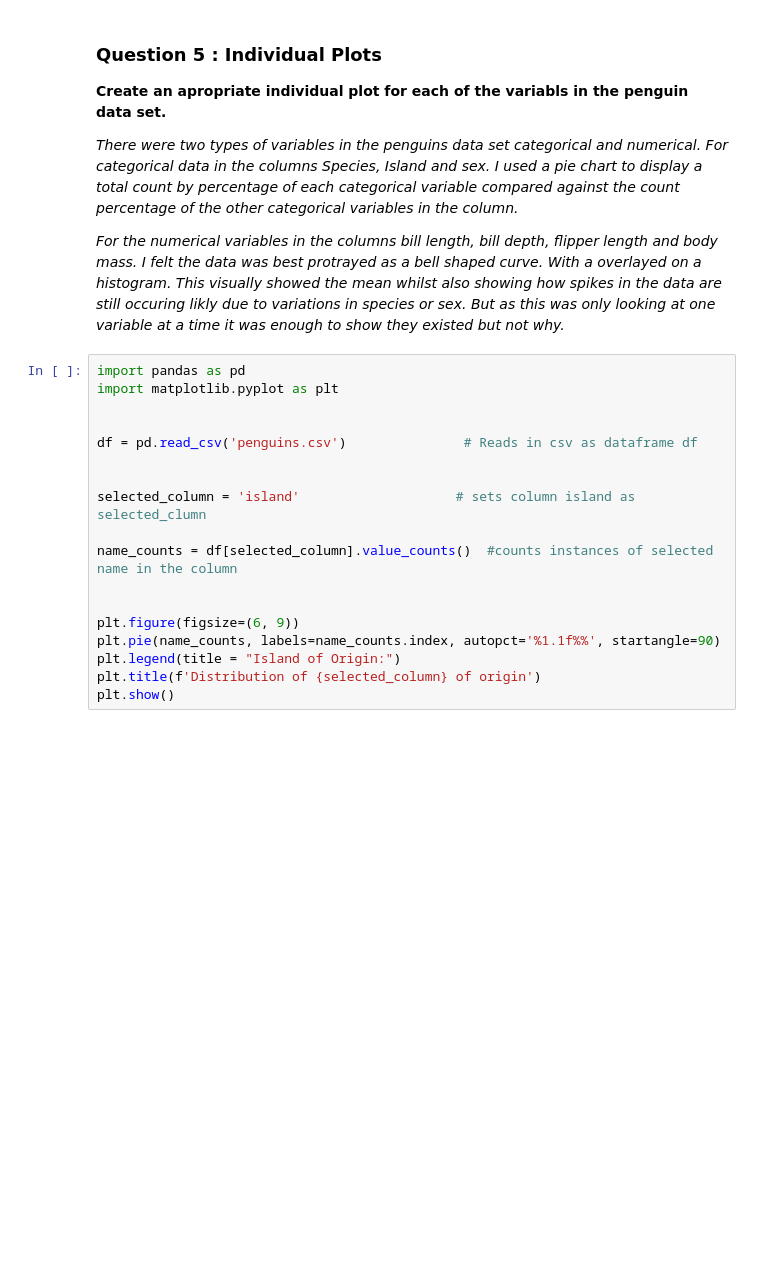
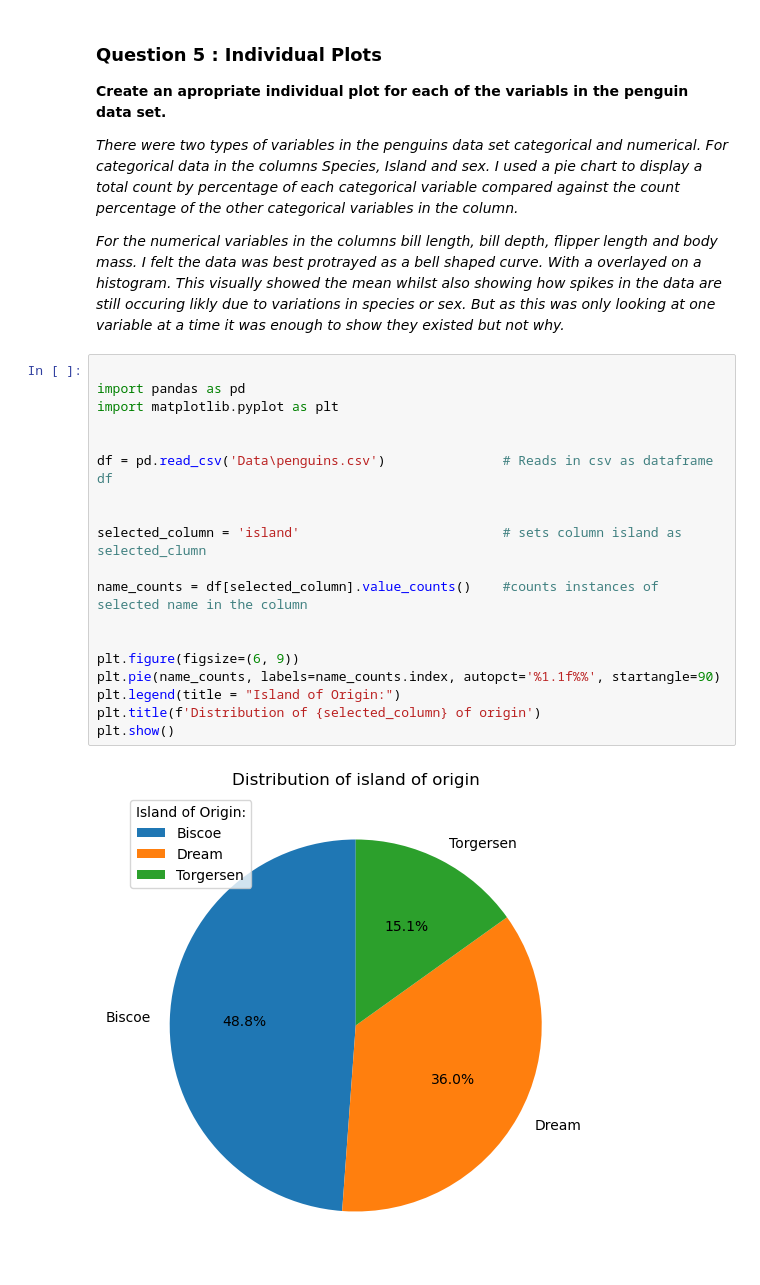
Before and after one commit to Danny-MCD/Fundamentals_of_data_analysis, a Jupyter notebook: Tasks.ipynb, the cells around one changed output. Cells and saved outputs as stored; diff of their text form; blank space fills up the shorter version.

```diff
--- a/Tasks.ipynb
+++ b/Tasks.ipynb
@@ -166,23 +182,26 @@ _For the numerical variables in the columns bill length, bill depth, flipper len
 With a overlayed on a histogram. This visually showed the mean whilst also showing how spikes in the data are still occuring likly due to variations in species or sex. But as this
 was only looking at one variable at a time it was enough to show they existed but not why._
 # %%
+
 import pandas as pd
 import matplotlib.pyplot as plt
 
 
-df = pd.read_csv('penguins.csv')               # Reads in csv as dataframe df
+df = pd.read_csv('Data\penguins.csv')               # Reads in csv as dataframe df
 
 
-selected_column = 'island'                    # sets column island as selected_clumn
+selected_column = 'island'                          # sets column island as selected_clumn
 
-name_counts = df[selected_column].value_counts()  #counts instances of selected name in the column
+name_counts = df[selected_column].value_counts()    #counts instances of selected name in the column
 
 
 plt.figure(figsize=(6, 9))
 plt.pie(name_counts, labels=name_counts.index, autopct='%1.1f%%', startangle=90)
 plt.legend(title = "Island of Origin:")
 plt.title(f'Distribution of {selected_column} of origin')
 plt.show()
+# %% [output]
+[figure, added]
 # %%
 import pandas as pd
 import matplotlib.pyplot as plt
```
Also changed, not shown: parts of 13 cells of this notebook.
